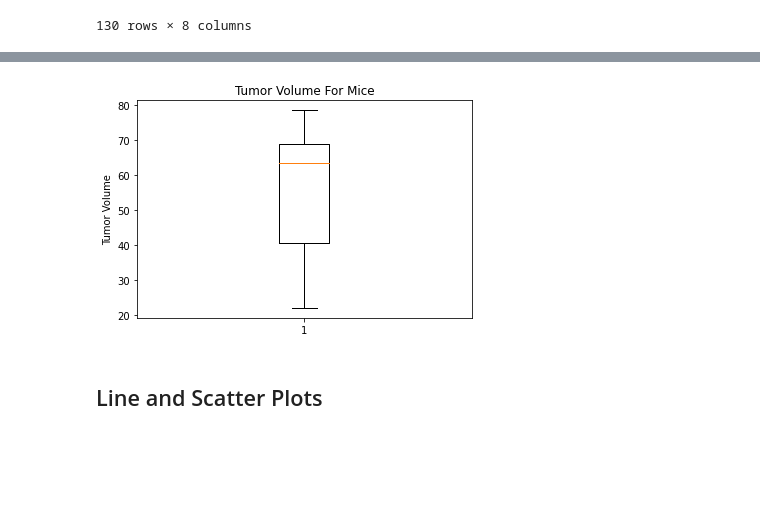
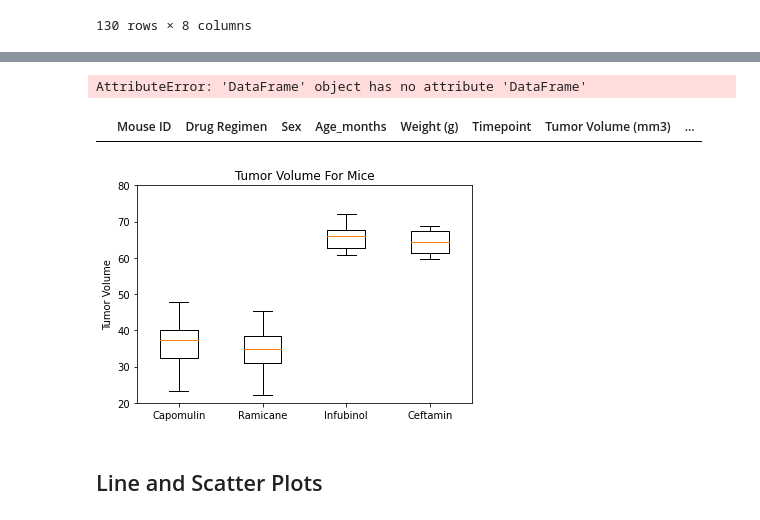
Before and after one commit to DINHC/matplotlib-challenge, a Jupyter notebook: pymaceuticals_starter.ipynb, the cells around one changed output, grey strips where cells are left out. Drawn from its saved outputs; the diff is of its cells as text; code cells hidden in the pictures; blank space fills up the shorter version.

```diff
--- a/pymaceuticals_starter.ipynb
+++ b/pymaceuticals_starter.ipynb
@@ -347,3 +382,11 @@ merged_data
+# %%
+#test
+each_drug = {'Mouse ID': [], 'Drug Regimen':['Capomulin', 'Ramicane', 'Infubinol','Ceftamin'], 'Tumor Volume (mm3)': []}
+drug_df = combined_df.DataFrame(each_drug)
+sort_drug = drug_df.sort_values(by='Drug Regimen')
+print(sort_drug)
+# %% [output]
+AttributeError: 'DataFrame' object has no attribute 'DataFrame'
 # %%
 merged_data = last_point.merge(combined_df)
 merged_data
@@ -351,7 +394,11 @@ merged_data
 four_drug = ['Capomulin', 'Ramicane', 'Infubinol','Ceftamin']
 
 # Create empty list to fill with tumor vol data (for plotting)
-tumor_vol_data = []
+tumor_volume_data = pd.DataFrame()
+#tumor_volume_data = merged_data.DataFrame({'Capomulin': pd.Series([], dtype='float'),
+                #   'Ramicane': pd.Series([], dtype='str'),
+               #    'Infubinol': pd.Series([], dtype='str'),
+                #'Ceftamin':pd.Series([], dtype='str')})
 
 # Calculate the IQR and quantitatively determine if there are any potential outliers.
 quartiles = merged_data["Tumor Volume (mm3)"].quantile([.25,.5,.75])
@@ -360,23 +407,44 @@ upperq = quartiles[0.75]
 iqr = upperq - lowerq
 
 # Locate the rows which contain mice on each drug and get the tumor volumes
-each_drug = clean_data["Drug Regimen"]
+
+
+
+
 # add subset
-each_drug = clean_data.loc[[0],["Tumor Volume (mm3)"]]
+#each_drug = clean_data.loc[[0],["Tumor Volume (mm3)"]]
 
 # Determine outliers using upper and lower bounds
 lower_bound = lowerq - (1.5*iqr)
 upper_bound = upperq + (1.5*iqr)
+outliers_df = merged_data.loc[(merged_data[("Tumor Volume (mm3)")] > upper_bound) | (merged_data[("Tumor Volume (mm3)")] < lower_bound), :]
+outliers_df
+# %% [output]
+|  | Mouse ID | Drug Regimen | Sex | Age_months | Weight (g) | Timepoint | Tumor Volume (mm3) | ... |
 # %%
 # Generate a box plot of the final tumor volume of each mouse across four regimens of interest
-Tumor_Volume = merged_data['Tumor Volume (mm3)']
-fig1, ax1 = plt.subplots()
-ax1.set_title('Tumor Volume For Mice')
-ax1.set_ylabel('Tumor Volume')
-ax1.boxplot(Tumor_Volume)
+#Tumor_Volume = merged_data['Tumor Volume (mm3)']
+#fig1, ax1 = plt.subplots()
+#ax1.set_title('Tumor Volume For Mice')
+#ax1.set_ylabel('Tumor Volume')
+#ax1.boxplot(Tumor_Volume)
+#plt.show()
+tumor_group = merged_data.groupby('Drug Regimen')['Tumor Volume (mm3)'].apply(list)
+tumor_volume_data = pd.DataFrame(tumor_group)
+tumor_list_df = tumor_list_df.reindex(four_drug)
+tumor_vols = [vol for vol in tumor_list_df["Tumor Volume (mm3)"]]
+
+plt.boxplot(tumor_vols, labels=four_drug,)
+plt.ylabel('Tumor Volume')
+plt.title('Tumor Volume For Mice')
+
+plt.ylim(20, 80)
+
+
 plt.show()
+#not sure if this is correct. Placement may be off or I misread the instructions .
 # %% [output]
-[figure, old version]
+[figure, new version]
 # %% [markdown]
 ## Line and Scatter Plots
 # %%
```
Also changed, not shown: parts of 15 cells of this notebook.
